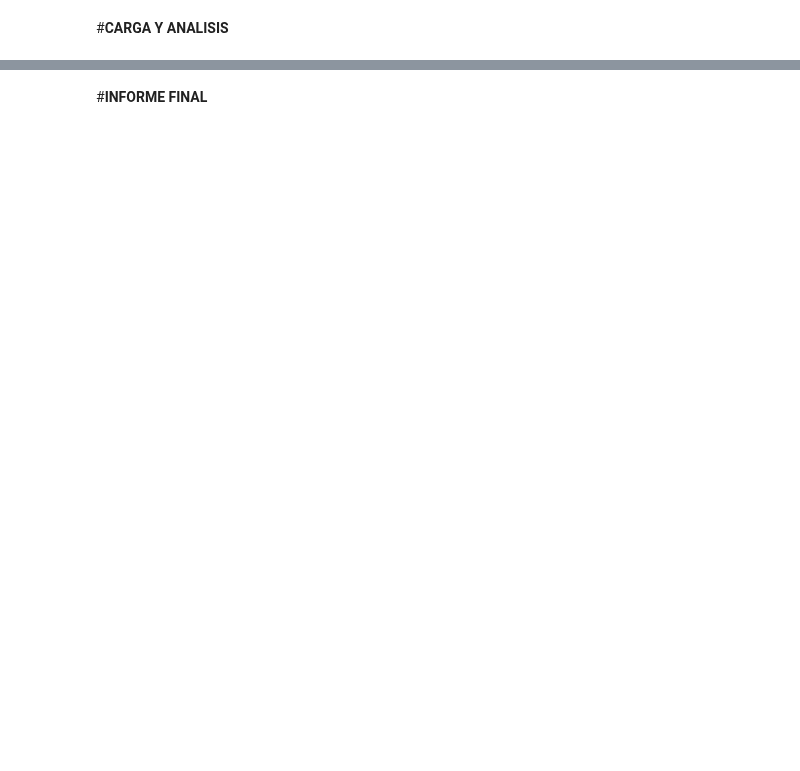
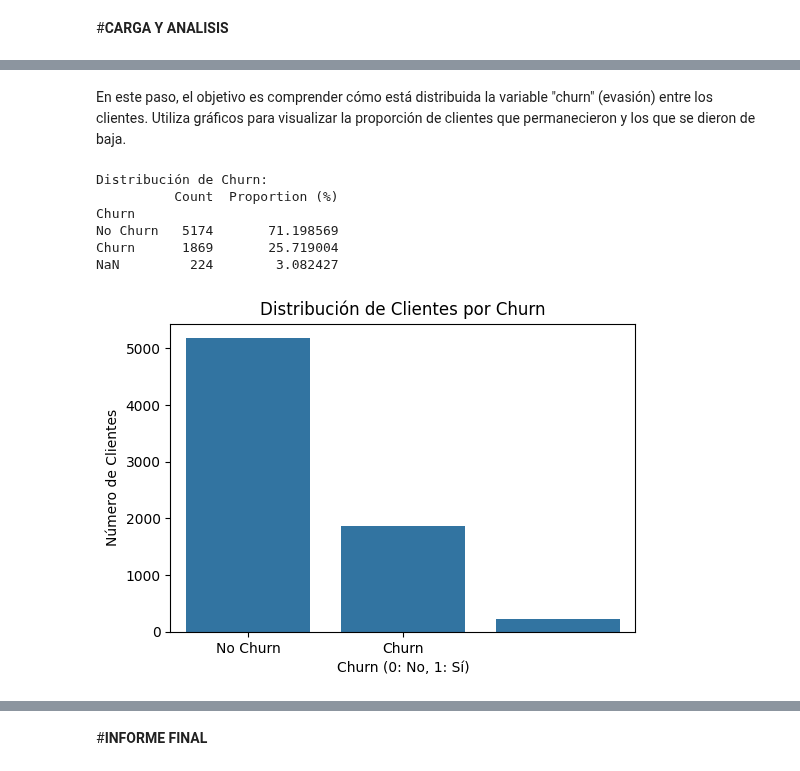
Before and after one commit to Ivan8Garcia/challenge-data-science, a Jupyter notebook: CHALLENGE_TELECOMX_LATAM.ipynb, the cells around one changed output, grey strips where cells are left out. Saved outputs shown, nothing was run; the diff lists cells and outputs as text; code cells hidden in the pictures; blank space fills up the shorter version.

```diff
--- a/CHALLENGE_TELECOMX_LATAM.ipynb
+++ b/CHALLENGE_TELECOMX_LATAM.ipynb
@@ -286,0 +354,35 @@ col_str= ["Churn","customer.gender","customer.Partner","customer.Dependents","ph
+# %% [markdown]
+En este paso, el objetivo es comprender cómo está distribuida la variable "churn" (evasión) entre los clientes. Utiliza gráficos para visualizar la proporción de clientes que permanecieron y los que se dieron de baja.
+# %%
+# prompt: En este paso, el objetivo es comprender cómo está distribuida la variable "churn" (evasión) entre los clientes. Utiliza gráficos para visualizar la proporción de clientes que permanecieron y los que se dieron de baja.
+
+import matplotlib.pyplot as plt
+import seaborn as sns
+
+# Calcular la proporción de churn
+churn_counts = datos_normalizado['Churn'].value_counts()
+churn_proportions = datos_normalizado['Churn'].value_counts(normalize=True) * 100
+
+# Crear un DataFrame para visualizar
+churn_data = pd.DataFrame({'Count': churn_counts, 'Proportion (%)': churn_proportions})
+churn_data.index = churn_data.index.map({0: 'No Churn', 1: 'Churn'}) # Mapear 0/1 a etiquetas
+
+print("\nDistribución de Churn:")
+print(churn_data)
+
+# Gráfico de barras para las counts
+plt.figure(figsize=(6, 4))
+sns.countplot(x='Churn', data=datos_normalizado)
+plt.title('Distribución de Clientes por Churn')
+plt.xlabel('Churn (0: No, 1: Sí)')
+plt.ylabel('Número de Clientes')
+plt.xticks([0, 1], ['No Churn', 'Churn'])
+plt.show()
+# %% [output]
+Distribución de Churn:
+          Count  Proportion (%)
+Churn
+No Churn   5174       71.198569
+Churn      1869       25.719004
+NaN         224        3.082427
+[figure, added]
```
Also changed, not shown: parts of 8 cells of this notebook.
